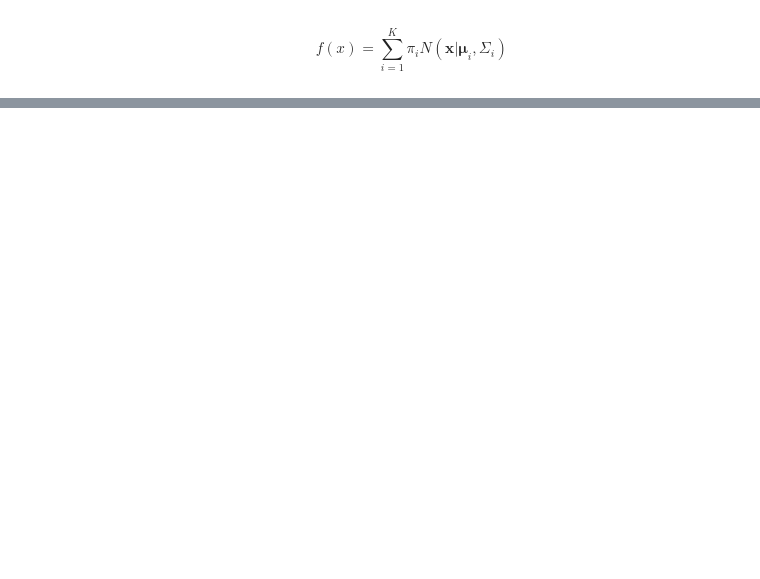
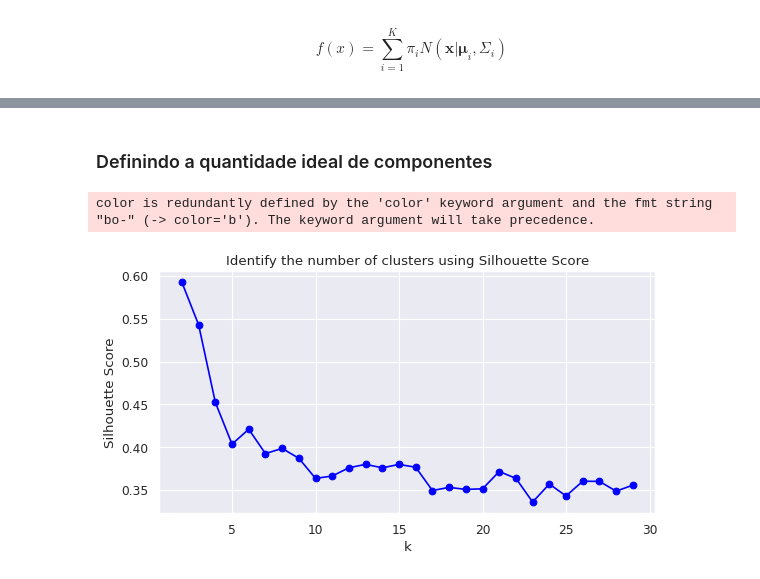
Before and after one commit to Jailsonrs/Poneglyph, a Jupyter notebook: UMAP-GMM.ipynb, the cells around one changed output, grey strips where cells are left out. Drawn from its saved outputs; the diff is of its cells as text; code cells hidden in the pictures; blank space fills up the shorter version.

```diff
--- a/UMAP-GMM.ipynb
+++ b/UMAP-GMM.ipynb
@@ -261,0 +283,29 @@ Name: model, dtype: int64
+# %% [markdown]
+### Definindo a quantidade ideal de componentes
+# %%
+S=[]
+
+# Range of clusters to try (2 to 10)
+K=range(2,30)
+
+# Select data for clustering model
+X = df_c[['emb0', 'emb1']]
+
+for k in K:
+    # Set the model and its parameters
+    model = GaussianMixture(n_components = k, init_params = "kmeans", max_iter = 100, covariance_type = 'diag' )
+    # Fit the model
+    labels = model.fit_predict(X)
+    # Calculate Silhoutte Score and append to a list
+    S.append(sk.metrics.silhouette_score(X, labels, metric='euclidean'))
+
+# Plot the resulting Silhouette scores on a graph
+plt.figure(figsize=(8,4), dpi=80)
+plt.plot(K, S, 'bo-', color='blue')
+plt.xlabel('k')
+plt.ylabel('Silhouette Score')
+plt.title('Identify the number of clusters using Silhouette Score')
+plt.show()
+# %% [output]
+color is redundantly defined by the 'color' keyword argument and the fmt string "bo-" (-> color='b'). The keyword argument will take precedence.
+[figure, added]
```
Also changed, not shown: parts of 19 cells of this notebook.
